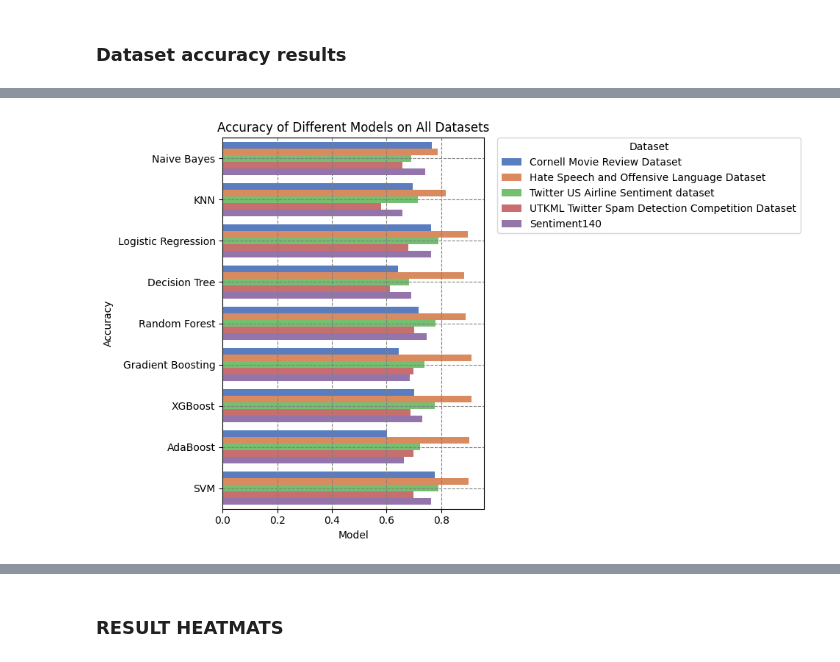
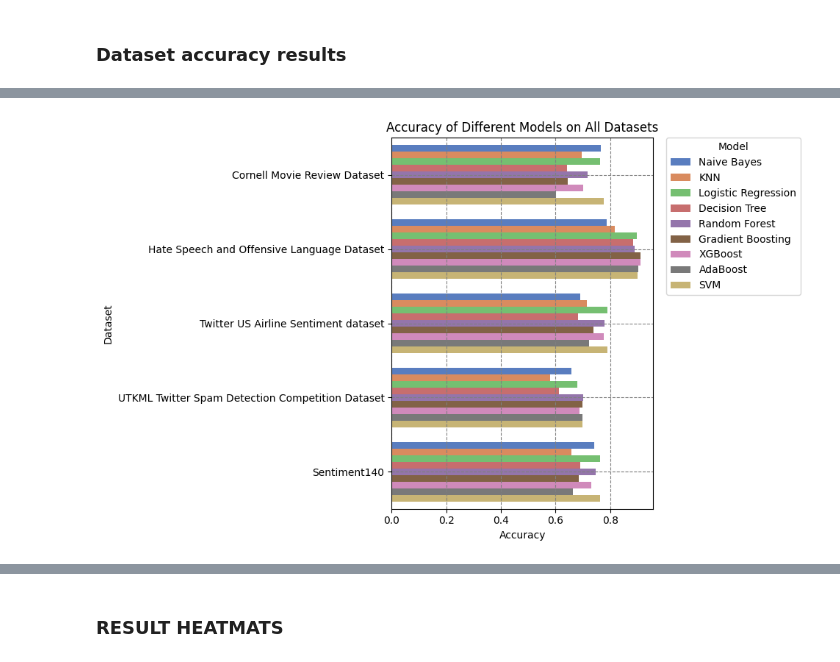
Before and after one commit to thecodizt/SentimentAnalysisModelStatistics, a Jupyter notebook: Analysis/Model Performance.ipynb, the cells around one changed output, grey strips where cells are left out. Saved outputs shown, nothing was run; the diff lists cells and outputs as text; code cells hidden in the pictures.

```diff
--- a/Analysis/Model Performance.ipynb
+++ b/Analysis/Model Performance.ipynb
@@ -79,26 +80,26 @@ visualizeDatasetResult("UTKML Twitter Spam Detection Competition Dataset")
 # %%
 # Set the width and height of the figure
 plt.figure(figsize=(10,6))
 
 # Set the color palette
 sns.set_palette('muted')
 
-# Create a bar chart to compare the accuracy of different models on all datasets
-sns.barplot(x='accuracy', y='model_name', hue='dataset', data=data)
+# Create a horizontal bar chart to compare the accuracy of different models on all datasets
+sns.barplot(x='accuracy', y='dataset', hue='model_name', data=data)
 
 # Add labels and title
-plt.xlabel('Model')
-plt.ylabel('Accuracy')
+plt.xlabel('Accuracy')
+plt.ylabel('Dataset')
 plt.title('Accuracy of Different Models on All Datasets')
 
 # Add a legend outside the plot
-plt.legend(title='Dataset', bbox_to_anchor=(1.05, 1), loc=2, borderaxespad=0.)
+plt.legend(title='Model', bbox_to_anchor=(1.05, 1), loc=2, borderaxespad=0.)
 
 # Add a grid in the background
 plt.grid(True, which='both', axis='both', linestyle='--', color='gray')
 
 # Show the plot
 plt.tight_layout()
 plt.show()
 # %% [output]
-[figure, old version]
+[figure, new version]
```
Also changed, not shown: parts of 23 cells of this notebook, 7 other files.
